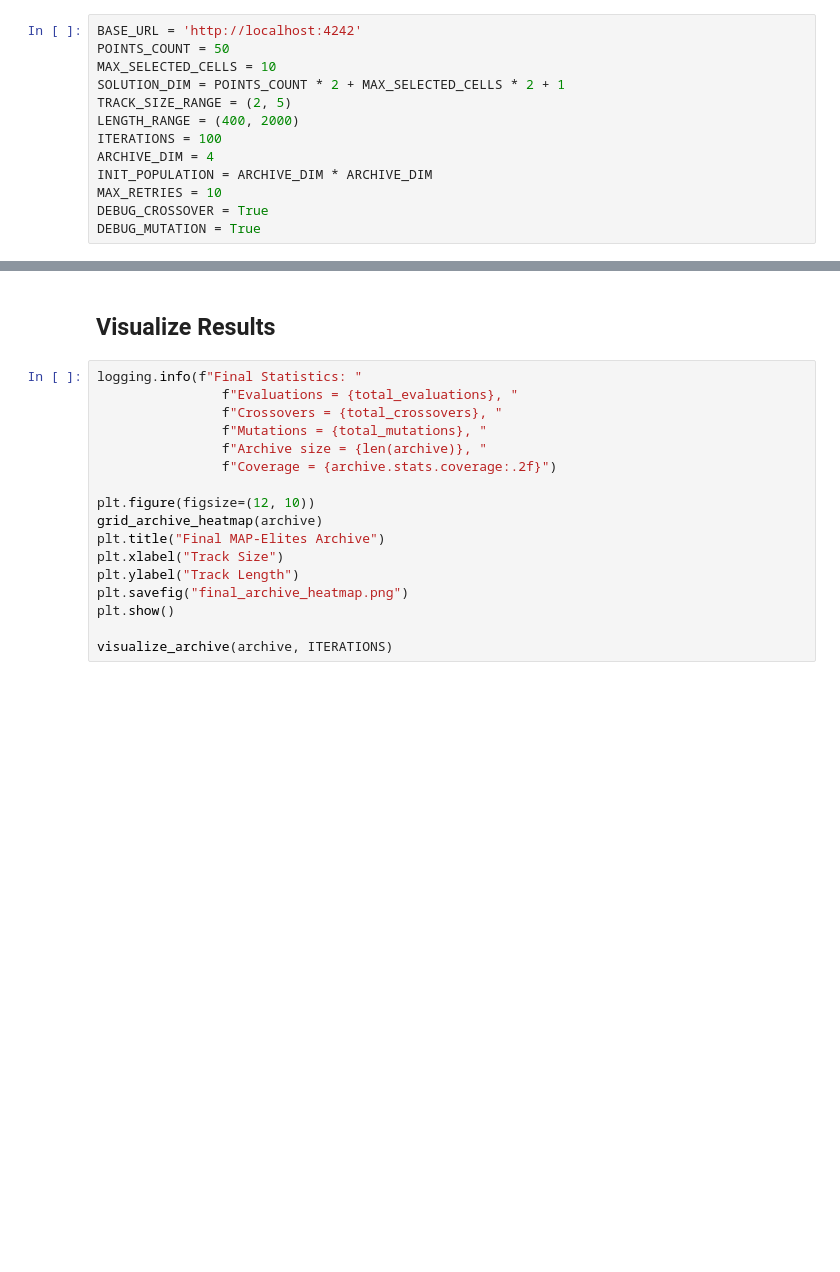
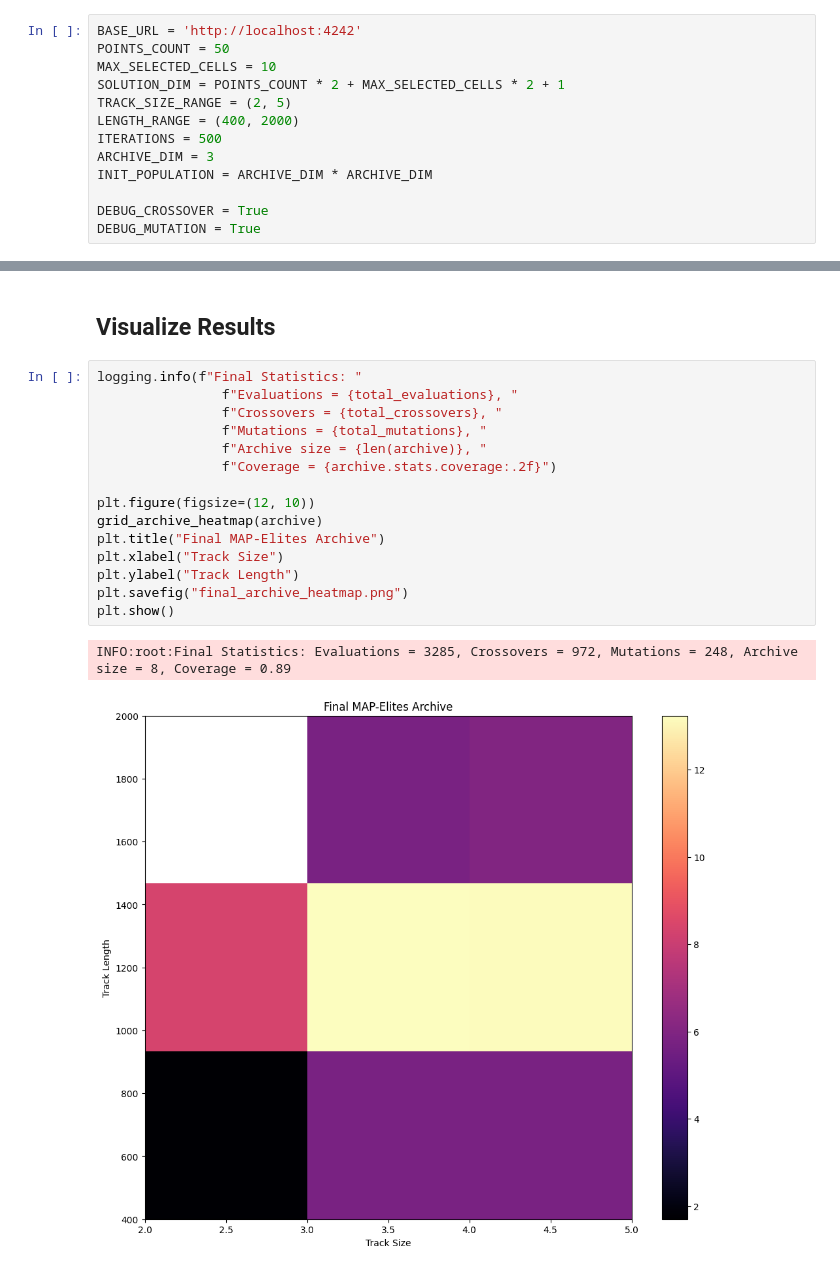
Before and after one commit to martinopiaggi/Quality-Diversity-for-Racing-Track-Design, a Jupyter notebook: mapelite/mapelite.ipynb, the cells around one changed output, grey strips where cells are left out. Saved outputs shown, nothing was run; the diff lists cells and outputs as text; blank space fills up the shorter version.

```diff
--- a/mapelite/mapelite.ipynb
+++ b/mapelite/mapelite.ipynb
@@ -23,10 +25,10 @@ MAX_SELECTED_CELLS = 10
 SOLUTION_DIM = POINTS_COUNT * 2 + MAX_SELECTED_CELLS * 2 + 1
 TRACK_SIZE_RANGE = (2, 5)
 LENGTH_RANGE = (400, 2000)
-ITERATIONS = 100
-ARCHIVE_DIM = 4
+ITERATIONS = 500
+ARCHIVE_DIM = 3
 INIT_POPULATION = ARCHIVE_DIM * ARCHIVE_DIM
-MAX_RETRIES = 10
+
 DEBUG_CROSSOVER = True
 DEBUG_MUTATION = True
 # %%
@@ -325,17 +307,18 @@ AttributeError: 'GridArchive' object has no attribute 'get_elite'
 # %%
 logging.info(f"Final Statistics: "
                 f"Evaluations = {total_evaluations}, "
                 f"Crossovers = {total_crossovers}, "
                 f"Mutations = {total_mutations}, "
                 f"Archive size = {len(archive)}, "
                 f"Coverage = {archive.stats.coverage:.2f}")
 
 plt.figure(figsize=(12, 10))
 grid_archive_heatmap(archive)
 plt.title("Final MAP-Elites Archive")
 plt.xlabel("Track Size")
 plt.ylabel("Track Length")
 plt.savefig("final_archive_heatmap.png")
 plt.show()
-
-visualize_archive(archive, ITERATIONS)
+# %% [output]
+INFO:root:Final Statistics: Evaluations = 3285, Crossovers = 972, Mutations = 248, Archive size = 8, Coverage = 0.89
+[figure, added]
```
Also changed, not shown: parts of 6 cells of this notebook.
